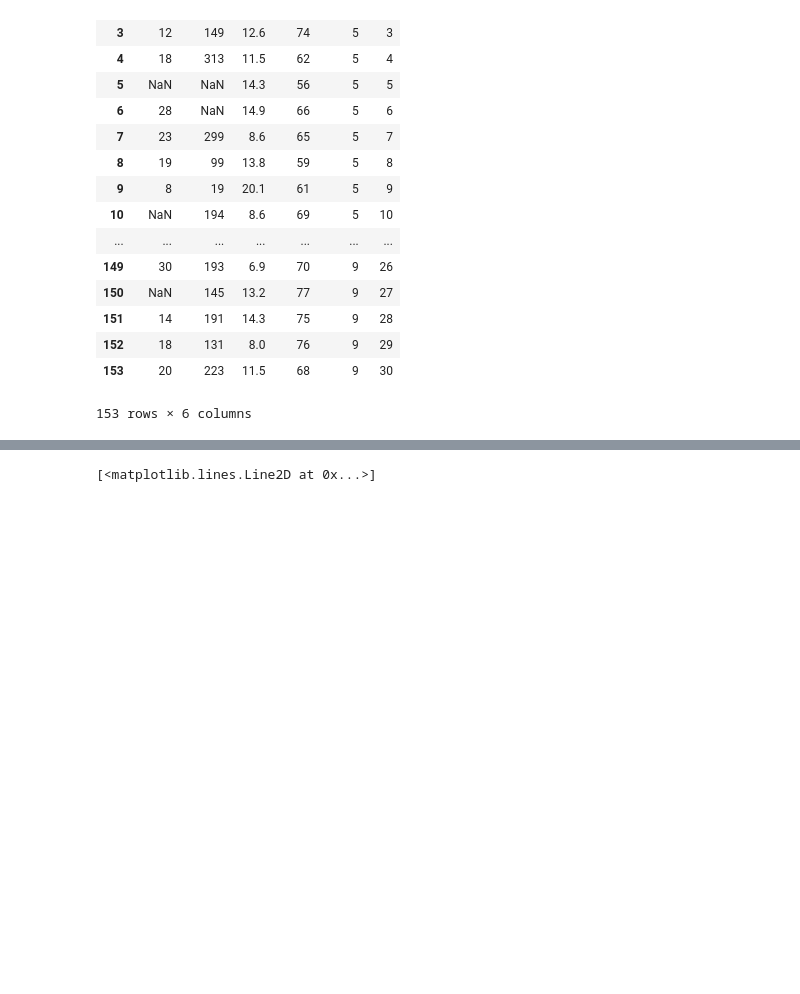
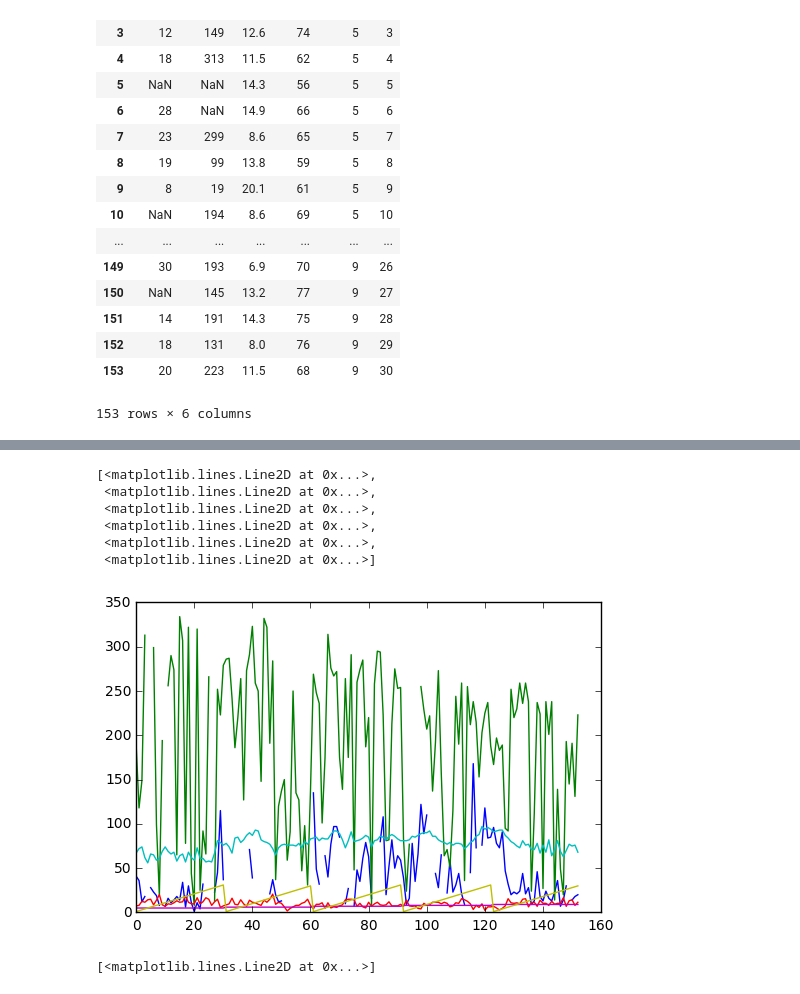
Before and after one commit to maskot1977/ipython_notebook, a Jupyter notebook: 折れ線グラフ.ipynb, the cells around one changed output, grey strips where cells are left out. Drawn from its saved outputs; the diff is of its cells as text; code cells hidden in the pictures; blank space fills up the shorter version.

```diff
--- a/折れ線グラフ.ipynb
+++ b/折れ線グラフ.ipynb
@@ -46,3 +64,14 @@ df1
+# %%
+# 折れ線グラフを作成する
+plt.plot(df1)
+# %% [output]
+[<matplotlib.lines.Line2D at 0x...>,
+ <matplotlib.lines.Line2D at 0x...>,
+ <matplotlib.lines.Line2D at 0x...>,
+ <matplotlib.lines.Line2D at 0x...>,
+ <matplotlib.lines.Line2D at 0x...>,
+ <matplotlib.lines.Line2D at 0x...>]
+[figure, added]
 # %%
 # 折れ線グラフを作成する
 plt.plot(df1.dropna()["Ozone"].tolist())
```
Also changed, not shown: parts of 3 cells of this notebook.
